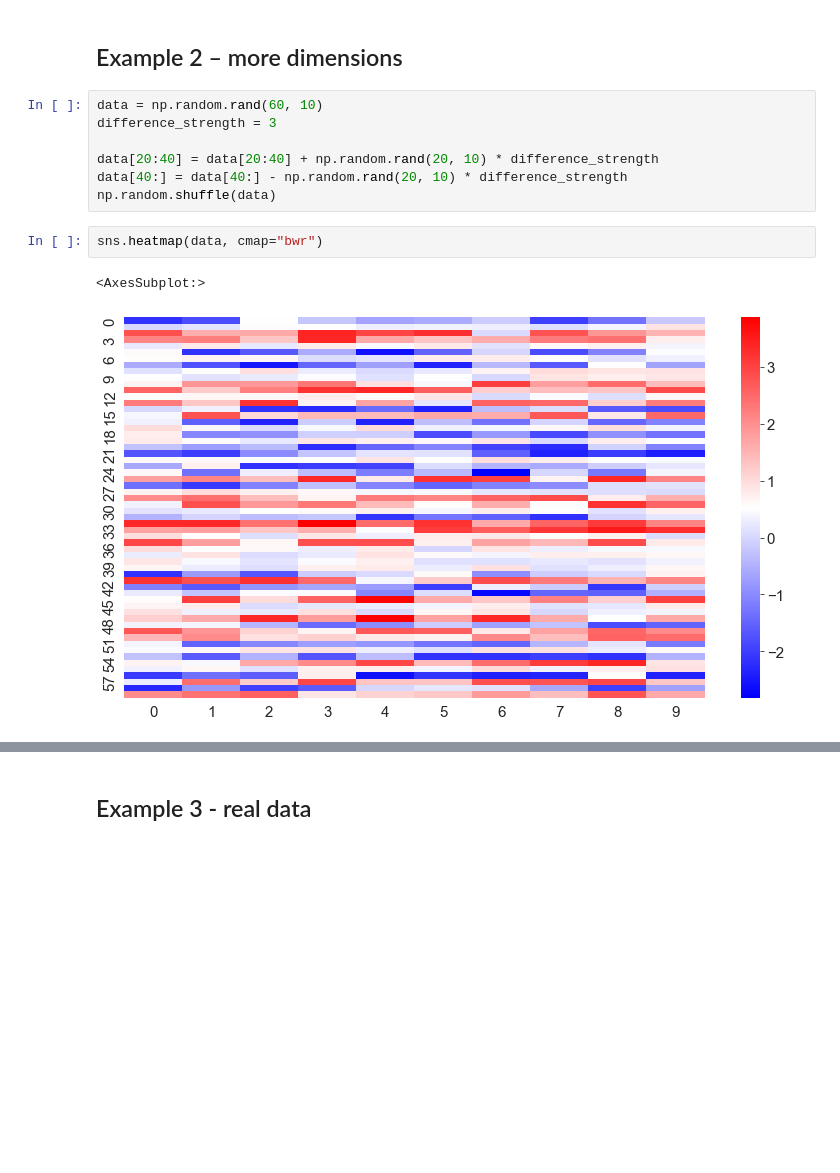
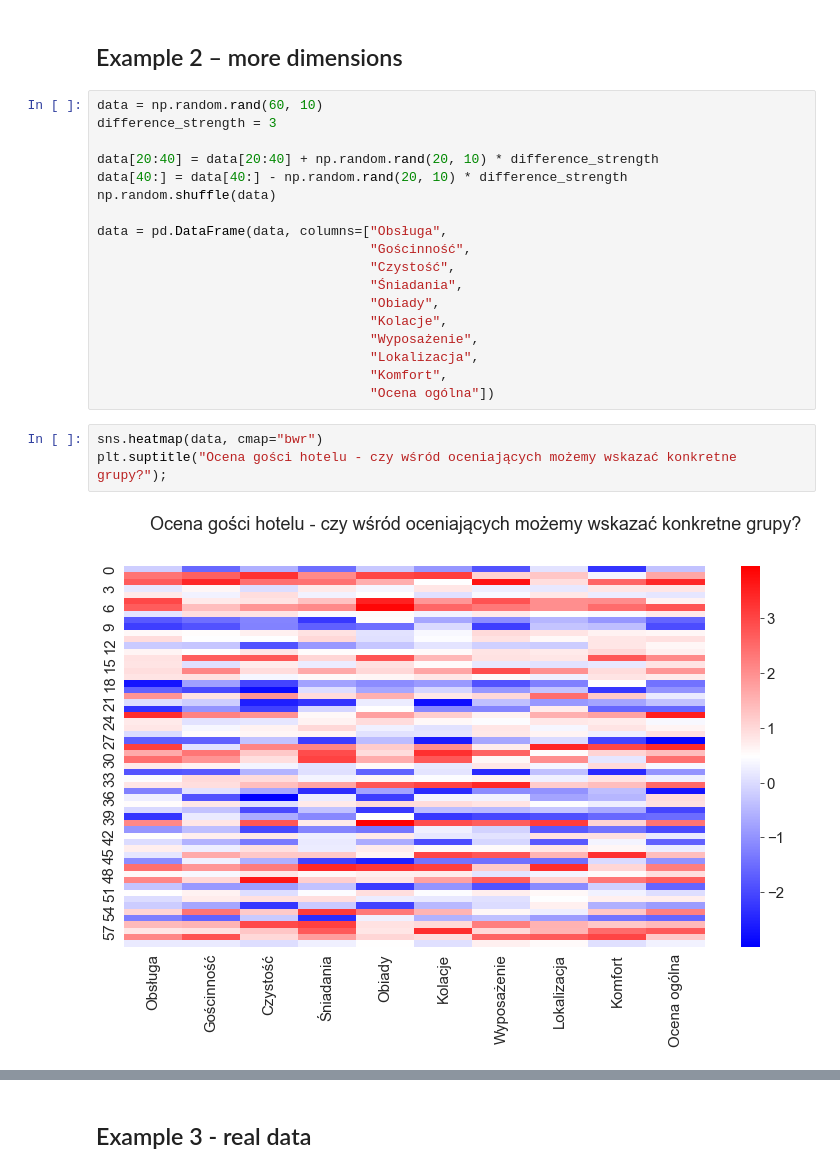
Before and after one commit to Gauss-PWr/DIY, a Jupyter notebook: IX. Clustering/clustering-hca.ipynb, the cells around one changed output, grey strips where cells are left out. Cells and saved outputs as stored; diff of their text form; blank space fills up the shorter version.

```diff
--- a/IX. Clustering/clustering-hca.ipynb
+++ b/IX. Clustering/clustering-hca.ipynb
@@ -106,11 +114,22 @@ difference_strength = 3
 data[20:40] = data[20:40] + np.random.rand(20, 10) * difference_strength
 data[40:] = data[40:] - np.random.rand(20, 10) * difference_strength
 np.random.shuffle(data)
+
+data = pd.DataFrame(data, columns=["Obsługa",
+                                   "Gościnność",
+                                   "Czystość",
+                                   "Śniadania",
+                                   "Obiady",
+                                   "Kolacje",
+                                   "Wyposażenie",
+                                   "Lokalizacja",
+                                   "Komfort",
+                                   "Ocena ogólna"])
 # %%
 sns.heatmap(data, cmap="bwr")
+plt.suptitle("Ocena gości hotelu - czy wśród oceniających możemy wskazać konkretne grupy?");
 # %% [output]
-<AxesSubplot:>
-[figure, old version]
+[figure, new version]
 # %%
 sns.clustermap(data, cmap="bwr")
 # %% [output]
```
Also changed, not shown: parts of 10 cells of this notebook, 1 other file.
